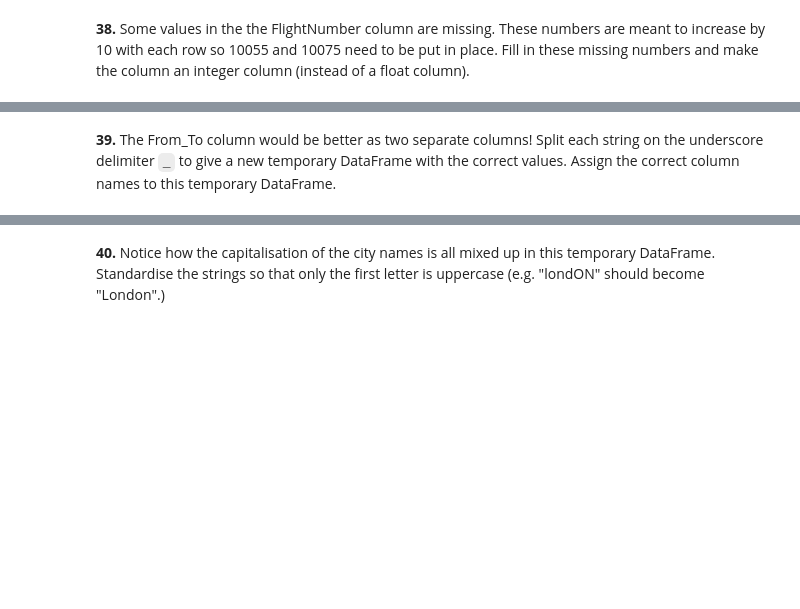
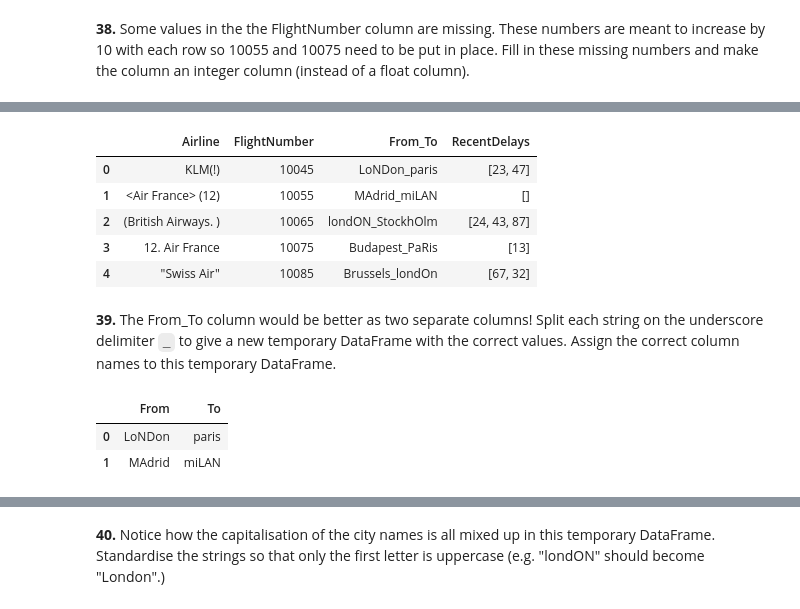
Before and after one commit to rachelpoole/100-pandas-puzzles, a Jupyter notebook: 100-pandas-puzzles.ipynb, the cells around one changed output, grey strips where cells are left out. Drawn from its saved outputs; the diff is of its cells as text; code cells hidden in the pictures; blank space fills up the shorter version.

```diff
--- a/100-pandas-puzzles.ipynb
+++ b/100-pandas-puzzles.ipynb
@@ -795,2 +849,22 @@ df = pd.DataFrame({'From_To': ['LoNDon_paris', 'MAdrid_miLAN', 'londON_StockhOlm
+# %%
+# Solutions solution
+df['FlightNumber'] = df['FlightNumber'].interpolate().astype(int)
+df
+# %% [output]
+|  | Airline | FlightNumber | From_To | RecentDelays |
+| 0 | KLM(!) | 10045 | LoNDon_paris | [23, 47] |
+| 1 | <Air France> (12) | 10055 | MAdrid_miLAN | [] |
+| 2 | (British Airways. ) | 10065 | londON_StockhOlm | [24, 43, 87] |
+| 3 | 12. Air France | 10075 | Budapest_PaRis | [13] |
+| 4 | "Swiss Air" | 10085 | Brussels_londOn | [67, 32] |
 # %% [markdown]
 **39.** The From\_To column would be better as two separate columns! Split each string on the underscore delimiter `_` to give a new temporary DataFrame with the correct values. Assign the correct column names to this temporary DataFrame.
+# %%
+# My solution
+a = df['From_To'].apply(lambda x: x.split('_'))
+pd.DataFrame(data = [a[0], a[1]],
+            columns = ['From', 'To'])
+# %% [output]
+|  | From | To |
+| 0 | LoNDon | paris |
+| 1 | MAdrid | miLAN |
```
Also changed, not shown: parts of 10 cells of this notebook, 1 other file.
